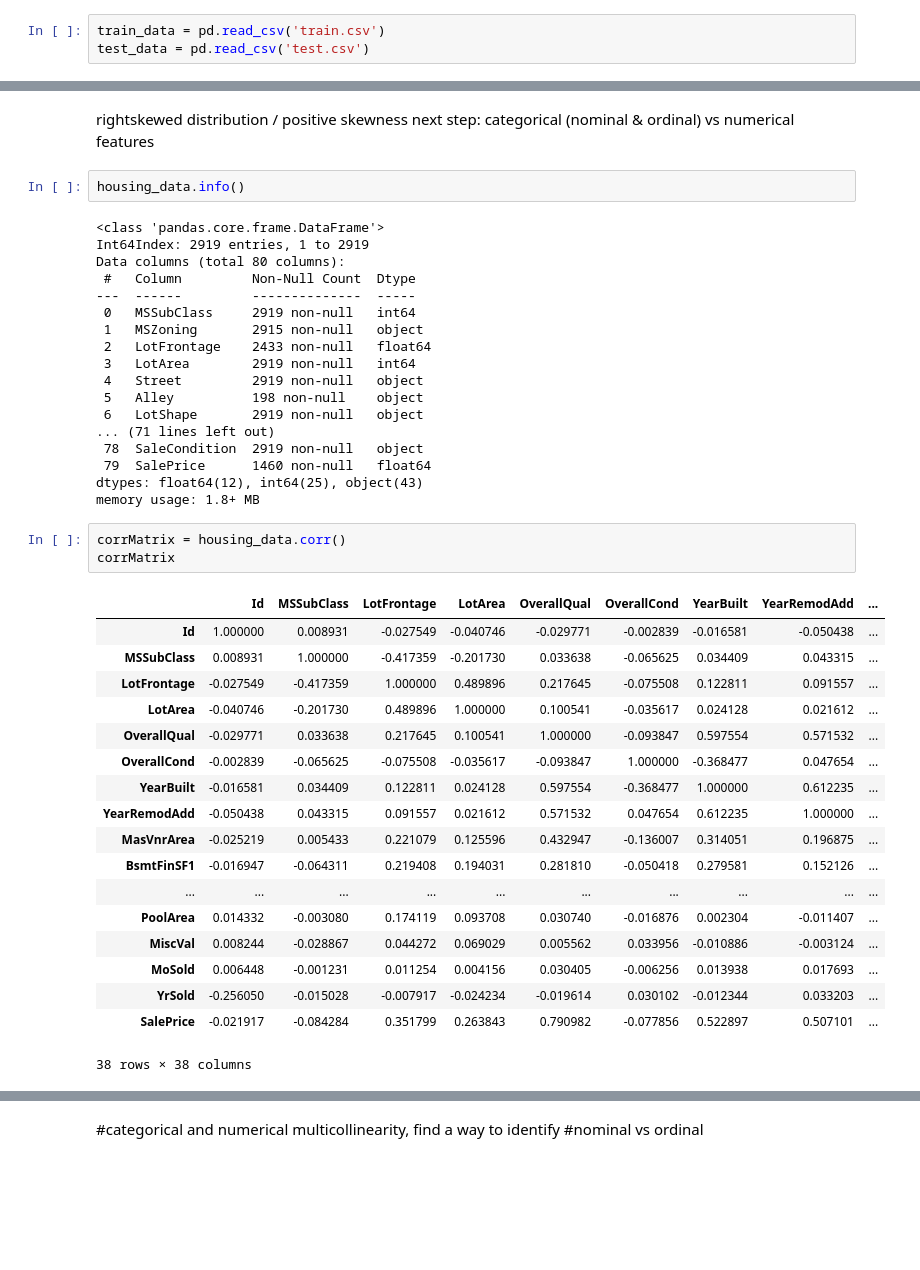
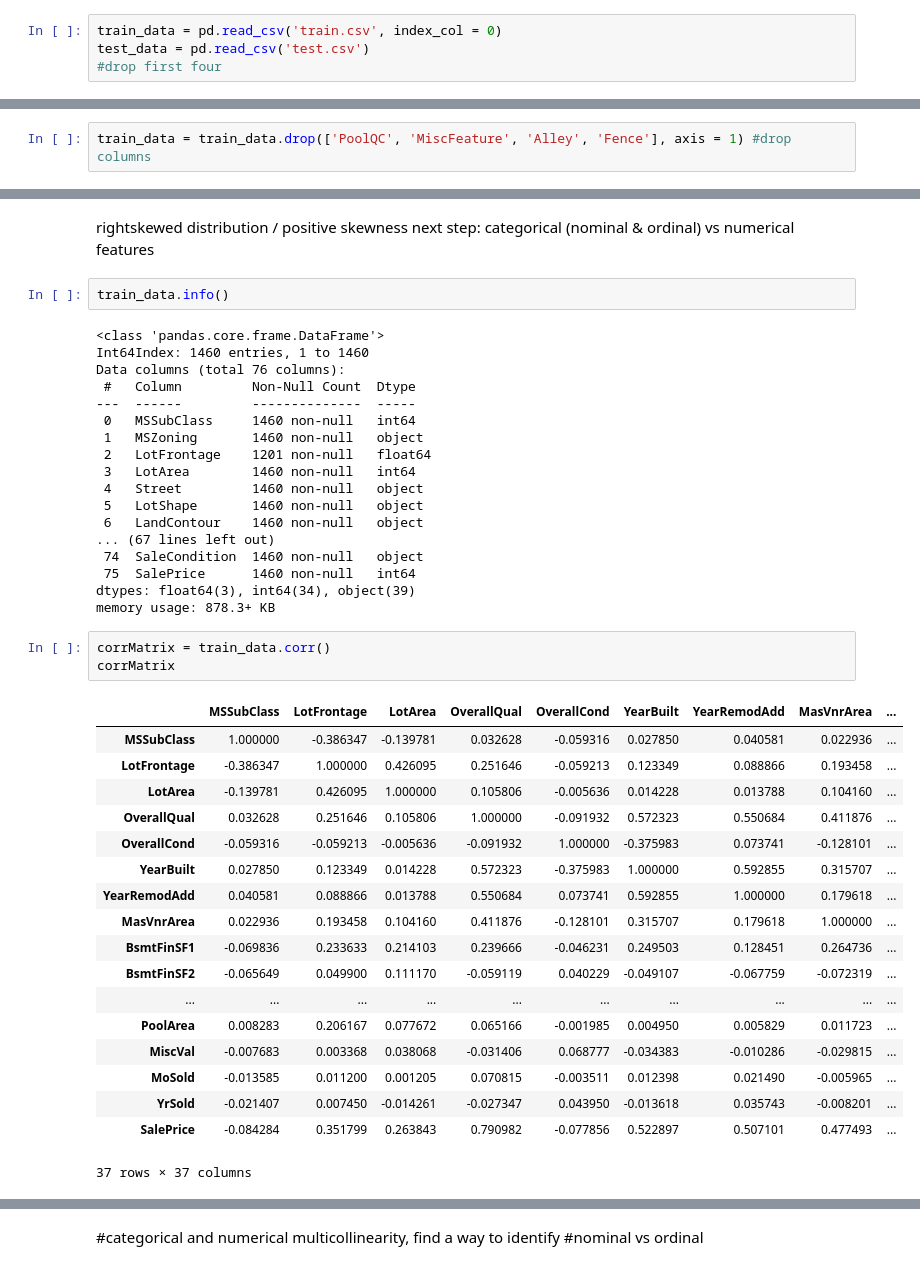
Before and after one commit to KaiWang-swe/ML_project, a Jupyter notebook: House Price Analysis.ipynb, the cells around one changed output, grey strips where cells are left out. Saved outputs shown, nothing was run; the diff lists cells and outputs as text; blank space fills up the shorter version.

```diff
--- a/House Price Analysis.ipynb
+++ b/House Price Analysis.ipynb
@@ -12,6 +14,7 @@ warnings.filterwarnings(action="ignore")
 # %%
-train_data = pd.read_csv('train.csv')
+train_data = pd.read_csv('train.csv', index_col = 0)
 test_data = pd.read_csv('test.csv')
+#drop first four
 # %%
 train_data.head()
 # %% [output]
@@ -77,0 +107,2 @@ dtype: int64
+# %%
+train_data = train_data.drop(['PoolQC', 'MiscFeature', 'Alley', 'Fence'], axis = 1) #drop columns
@@ -99,47 +147,47 @@ housing_data['SalePrice'].plot(kind='hist', figsize = (20,10), bins =50)
 rightskewed distribution / positive skewness
 next step: categorical (nominal & ordinal) vs numerical features
 # %%
-housing_data.info()
+train_data.info()
 # %% [output]
 <class 'pandas.core.frame.DataFrame'>
-Int64Index: 2919 entries, 1 to 2919
-Data columns (total 80 columns):
+Int64Index: 1460 entries, 1 to 1460
+Data columns (total 76 columns):
  #   Column         Non-Null Count  Dtype
 ---  ------         --------------  -----
- 0   MSSubClass     2919 non-null   int64
- 1   MSZoning       2915 non-null   object
- 2   LotFrontage    2433 non-null   float64
- 3   LotArea        2919 non-null   int64
- 4   Street         2919 non-null   object
- 5   Alley          198 non-null    object
- 6   LotShape       2919 non-null   object
-... (71 lines left out)
- 78  SaleCondition  2919 non-null   object
- 79  SalePrice      1460 non-null   float64
-dtypes: float64(12), int64(25), object(43)
-memory usage: 1.8+ MB
+ 0   MSSubClass     1460 non-null   int64
+ 1   MSZoning       1460 non-null   object
+ 2   LotFrontage    1201 non-null   float64
+ 3   LotArea        1460 non-null   int64
+ 4   Street         1460 non-null   object
+ 5   LotShape       1460 non-null   object
+ 6   LandContour    1460 non-null   object
+... (67 lines left out)
+ 74  SaleCondition  1460 non-null   object
+ 75  SalePrice      1460 non-null   int64
+dtypes: float64(3), int64(34), object(39)
+memory usage: 878.3+ KB
 # %%
-corrMatrix = housing_data.corr()
+corrMatrix = train_data.corr()
 corrMatrix
 # %% [output]
-|  | Id | MSSubClass | LotFrontage | LotArea | OverallQual | OverallCond | YearBuilt | YearRemodAdd | ... |
-| Id | 1.000000 | 0.008931 | -0.027549 | -0.040746 | -0.029771 | -0.002839 | -0.016581 | -0.050438 | ... |
-| MSSubClass | 0.008931 | 1.000000 | -0.417359 | -0.201730 | 0.033638 | -0.065625 | 0.034409 | 0.043315 | ... |
-| LotFrontage | -0.027549 | -0.417359 | 1.000000 | 0.489896 | 0.217645 | -0.075508 | 0.122811 | 0.091557 | ... |
-| LotArea | -0.040746 | -0.201730 | 0.489896 | 1.000000 | 0.100541 | -0.035617 | 0.024128 | 0.021612 | ... |
-| OverallQual | -0.029771 | 0.033638 | 0.217645 | 0.100541 | 1.000000 | -0.093847 | 0.597554 | 0.571532 | ... |
-| OverallCond | -0.002839 | -0.065625 | -0.075508 | -0.035617 | -0.093847 | 1.000000 | -0.368477 | 0.047654 | ... |
-| YearBuilt | -0.016581 | 0.034409 | 0.122811 | 0.024128 | 0.597554 | -0.368477 | 1.000000 | 0.612235 | ... |
-| YearRemodAdd | -0.050438 | 0.043315 | 0.091557 | 0.021612 | 0.571532 | 0.047654 | 0.612235 | 1.000000 | ... |
-| MasVnrArea | -0.025219 | 0.005433 | 0.221079 | 0.125596 | 0.432947 | -0.136007 | 0.314051 | 0.196875 | ... |
-| BsmtFinSF1 | -0.016947 | -0.064311 | 0.219408 | 0.194031 | 0.281810 | -0.050418 | 0.279581 | 0.152126 | ... |
+|  | MSSubClass | LotFrontage | LotArea | OverallQual | OverallCond | YearBuilt | YearRemodAdd | MasVnrArea | ... |
+| MSSubClass | 1.000000 | -0.386347 | -0.139781 | 0.032628 | -0.059316 | 0.027850 | 0.040581 | 0.022936 | ... |
+| LotFrontage | -0.386347 | 1.000000 | 0.426095 | 0.251646 | -0.059213 | 0.123349 | 0.088866 | 0.193458 | ... |
+| LotArea | -0.139781 | 0.426095 | 1.000000 | 0.105806 | -0.005636 | 0.014228 | 0.013788 | 0.104160 | ... |
+| OverallQual | 0.032628 | 0.251646 | 0.105806 | 1.000000 | -0.091932 | 0.572323 | 0.550684 | 0.411876 | ... |
+| OverallCond | -0.059316 | -0.059213 | -0.005636 | -0.091932 | 1.000000 | -0.375983 | 0.073741 | -0.128101 | ... |
+| YearBuilt | 0.027850 | 0.123349 | 0.014228 | 0.572323 | -0.375983 | 1.000000 | 0.592855 | 0.315707 | ... |
+| YearRemodAdd | 0.040581 | 0.088866 | 0.013788 | 0.550684 | 0.073741 | 0.592855 | 1.000000 | 0.179618 | ... |
+| MasVnrArea | 0.022936 | 0.193458 | 0.104160 | 0.411876 | -0.128101 | 0.315707 | 0.179618 | 1.000000 | ... |
+| BsmtFinSF1 | -0.069836 | 0.233633 | 0.214103 | 0.239666 | -0.046231 | 0.249503 | 0.128451 | 0.264736 | ... |
+| BsmtFinSF2 | -0.065649 | 0.049900 | 0.111170 | -0.059119 | 0.040229 | -0.049107 | -0.067759 | -0.072319 | ... |
 | ... | ... | ... | ... | ... | ... | ... | ... | ... | ... |
-| PoolArea | 0.014332 | -0.003080 | 0.174119 | 0.093708 | 0.030740 | -0.016876 | 0.002304 | -0.011407 | ... |
-| MiscVal | 0.008244 | -0.028867 | 0.044272 | 0.069029 | 0.005562 | 0.033956 | -0.010886 | -0.003124 | ... |
-| MoSold | 0.006448 | -0.001231 | 0.011254 | 0.004156 | 0.030405 | -0.006256 | 0.013938 | 0.017693 | ... |
-| YrSold | -0.256050 | -0.015028 | -0.007917 | -0.024234 | -0.019614 | 0.030102 | -0.012344 | 0.033203 | ... |
-| SalePrice | -0.021917 | -0.084284 | 0.351799 | 0.263843 | 0.790982 | -0.077856 | 0.522897 | 0.507101 | ... |
+| PoolArea | 0.008283 | 0.206167 | 0.077672 | 0.065166 | -0.001985 | 0.004950 | 0.005829 | 0.011723 | ... |
+| MiscVal | -0.007683 | 0.003368 | 0.038068 | -0.031406 | 0.068777 | -0.034383 | -0.010286 | -0.029815 | ... |
+| MoSold | -0.013585 | 0.011200 | 0.001205 | 0.070815 | -0.003511 | 0.012398 | 0.021490 | -0.005965 | ... |
+| YrSold | -0.021407 | 0.007450 | -0.014261 | -0.027347 | 0.043950 | -0.013618 | 0.035743 | -0.008201 | ... |
+| SalePrice | -0.084284 | 0.351799 | 0.263843 | 0.790982 | -0.077856 | 0.522897 | 0.507101 | 0.477493 | ... |
-38 rows × 38 columns
+37 rows × 37 columns
 # %%
 plt.subplots(figsize=(50,50))
 sns.heatmap(corrMatrix, annot=True)
```
Also changed, not shown: parts of 59 cells of this notebook.
